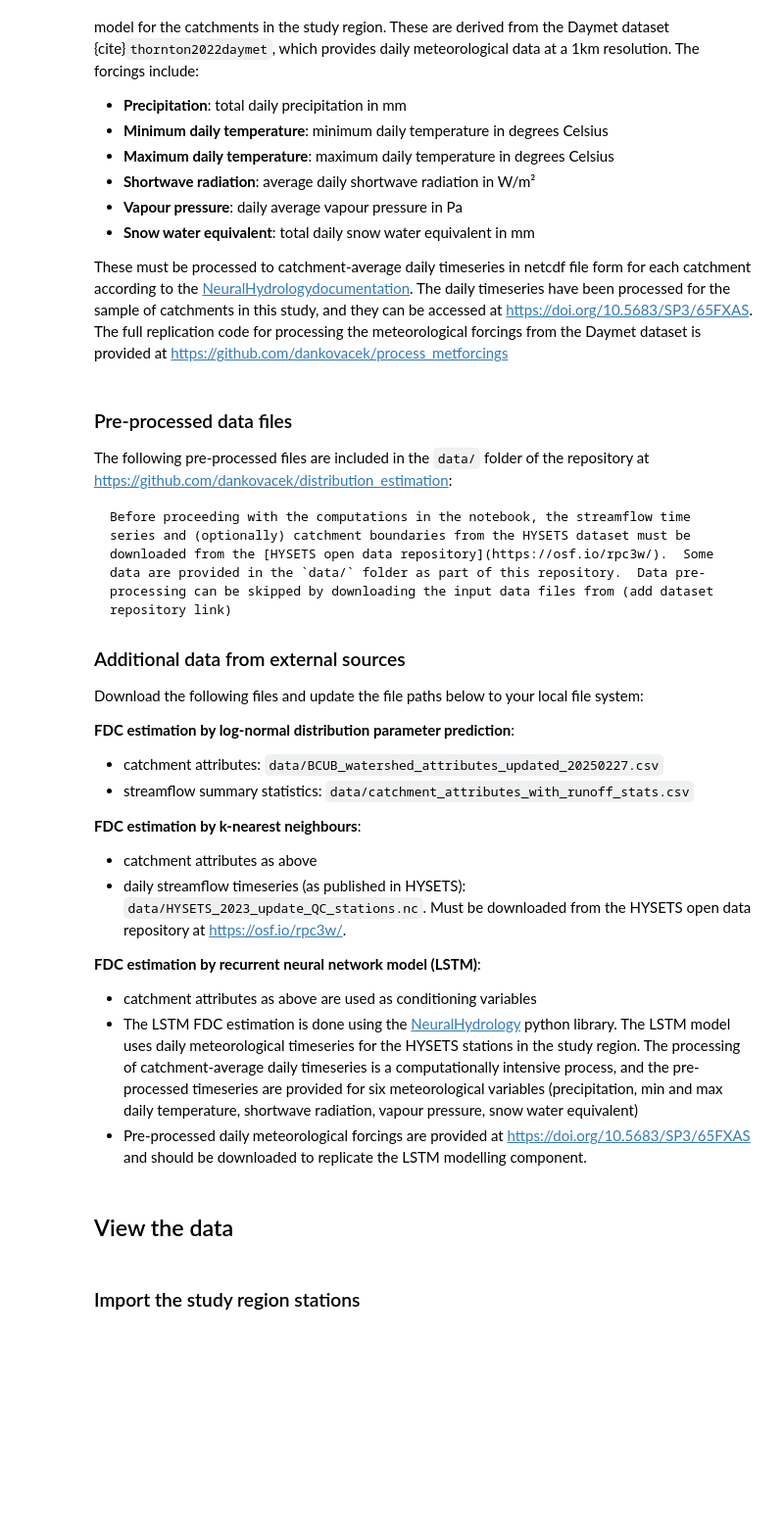
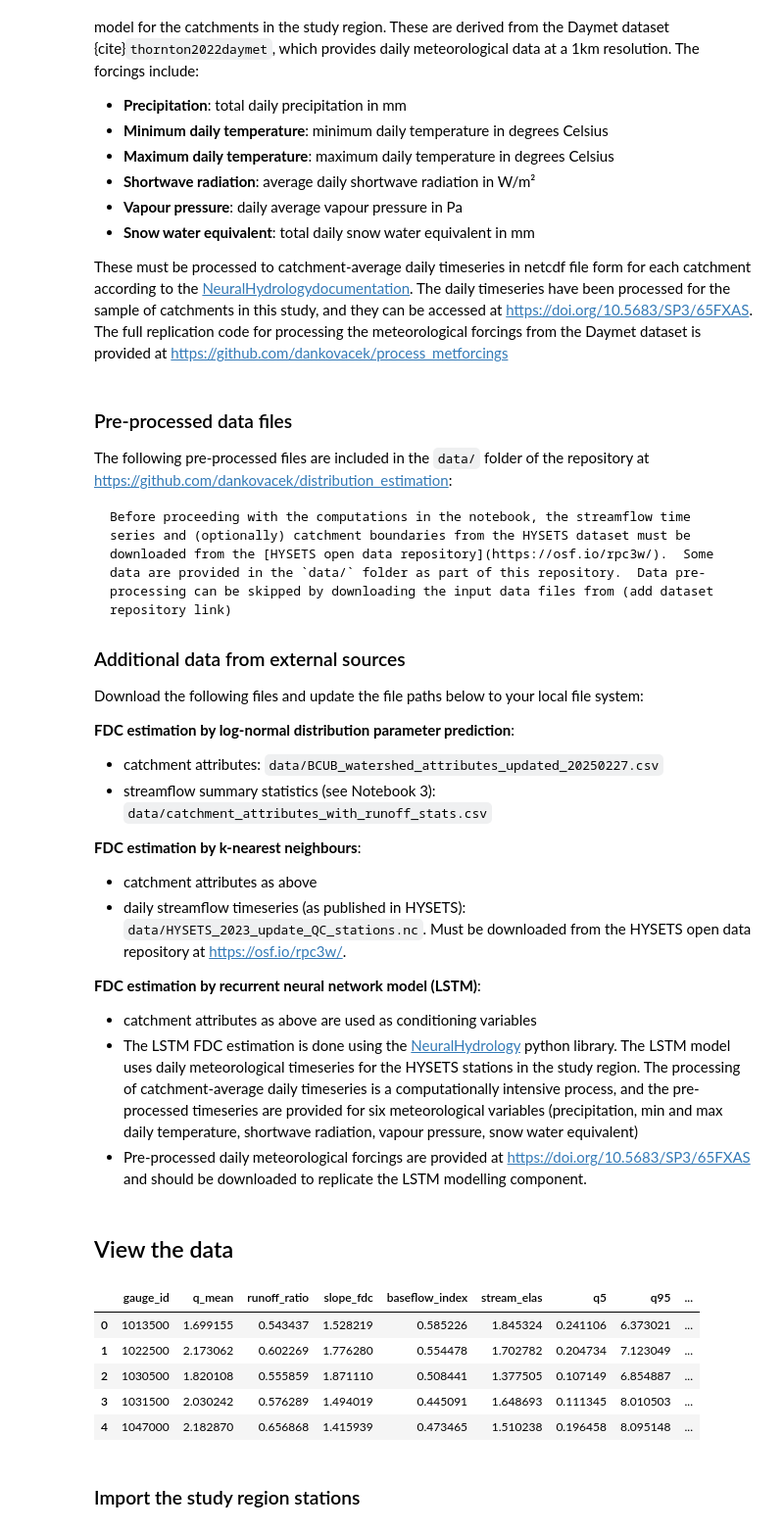
Before and after one commit to dankovacek/distribution_estimation, a Jupyter notebook: docs/notebooks/1_data.ipynb, the cells around one changed output. Shown at 98% size. Drawn from its saved outputs; the diff is of its cells as text; code cells hidden in the pictures; blank space fills up the shorter version.

```diff
--- a/docs/notebooks/1_data.ipynb
+++ b/docs/notebooks/1_data.ipynb
@@ -63,7 +71,7 @@ Download the following files and update the file paths below to your local file
 
 **FDC estimation by log-normal distribution parameter prediction**:
 * catchment attributes: `data/BCUB_watershed_attributes_updated_20250227.csv`
-* streamflow summary statistics: `data/catchment_attributes_with_runoff_stats.csv`
+* streamflow summary statistics (see Notebook 3): `data/catchment_attributes_with_runoff_stats.csv`
 
 **FDC estimation by k-nearest neighbours**:
 * catchment attributes as above
@@ -93,6 +104,17 @@ HYSETS_DIR = Path('/home/danbot/code/common_data/HYSETS')
 hysets_df = pd.read_csv(HYSETS_DIR / 'HYSETS_watershed_properties.txt', sep=';')
 da_dict = {row['Official_ID']: row['Drainage_Area_km2'] for _, row in hysets_df.iterrows()}
 official_id_dict = {row['Official_ID']: row['Watershed_ID'] for _, row in hysets_df.iterrows()}
+# %%
+camels_df = pd.read_csv('data/camels/camels_hydro.txt', sep=';')
+camels_df['gauge_id'] = camels_df['gauge_id'].astype(str)
+camels_df.head()
+# %% [output]
+|  | gauge_id | q_mean | runoff_ratio | slope_fdc | baseflow_index | stream_elas | q5 | q95 | ... |
+| 0 | 1013500 | 1.699155 | 0.543437 | 1.528219 | 0.585226 | 1.845324 | 0.241106 | 6.373021 | ... |
+| 1 | 1022500 | 2.173062 | 0.602269 | 1.776280 | 0.554478 | 1.702782 | 0.204734 | 7.123049 | ... |
+| 2 | 1030500 | 1.820108 | 0.555859 | 1.871110 | 0.508441 | 1.377505 | 0.107149 | 6.854887 | ... |
+| 3 | 1031500 | 2.030242 | 0.576289 | 1.494019 | 0.445091 | 1.648693 | 0.111345 | 8.010503 | ... |
+| 4 | 1047000 | 2.182870 | 0.656868 | 1.415939 | 0.473465 | 1.510238 | 0.196458 | 8.095148 | ... |
 # %% [markdown]
 ### Import the study region stations
 # %%
```
Also changed, not shown: parts of 36 cells of this notebook, 22 other files.
